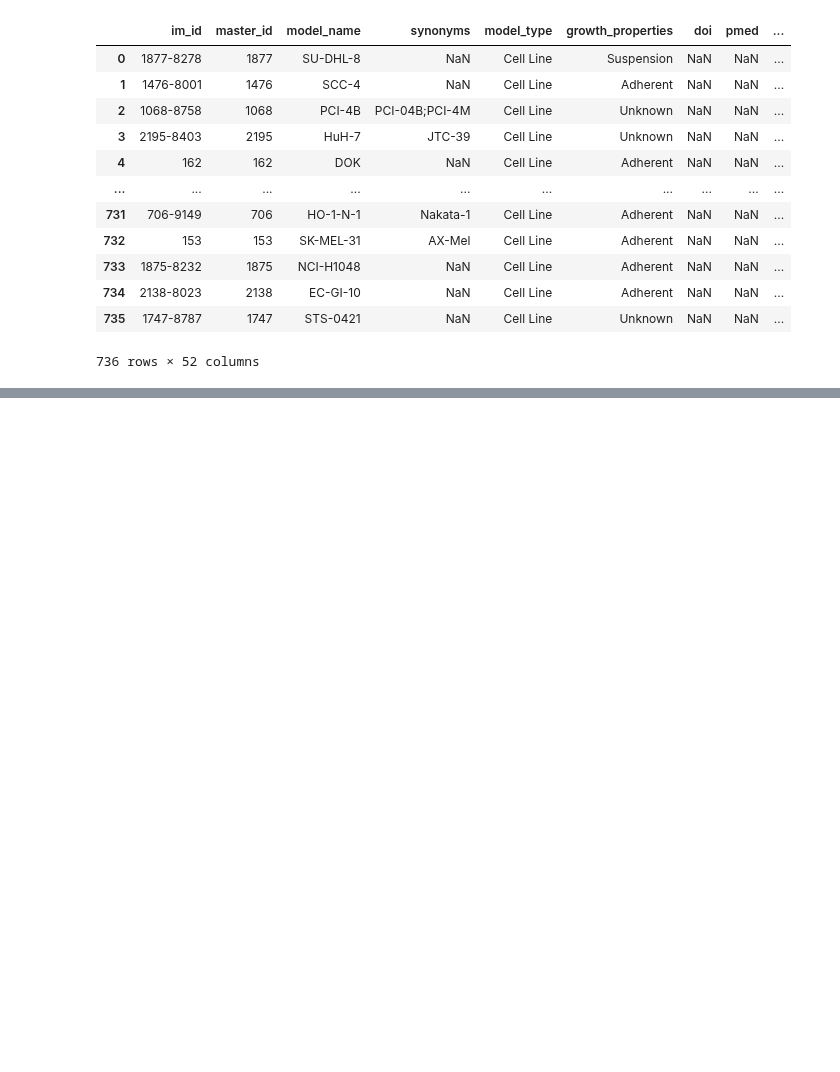
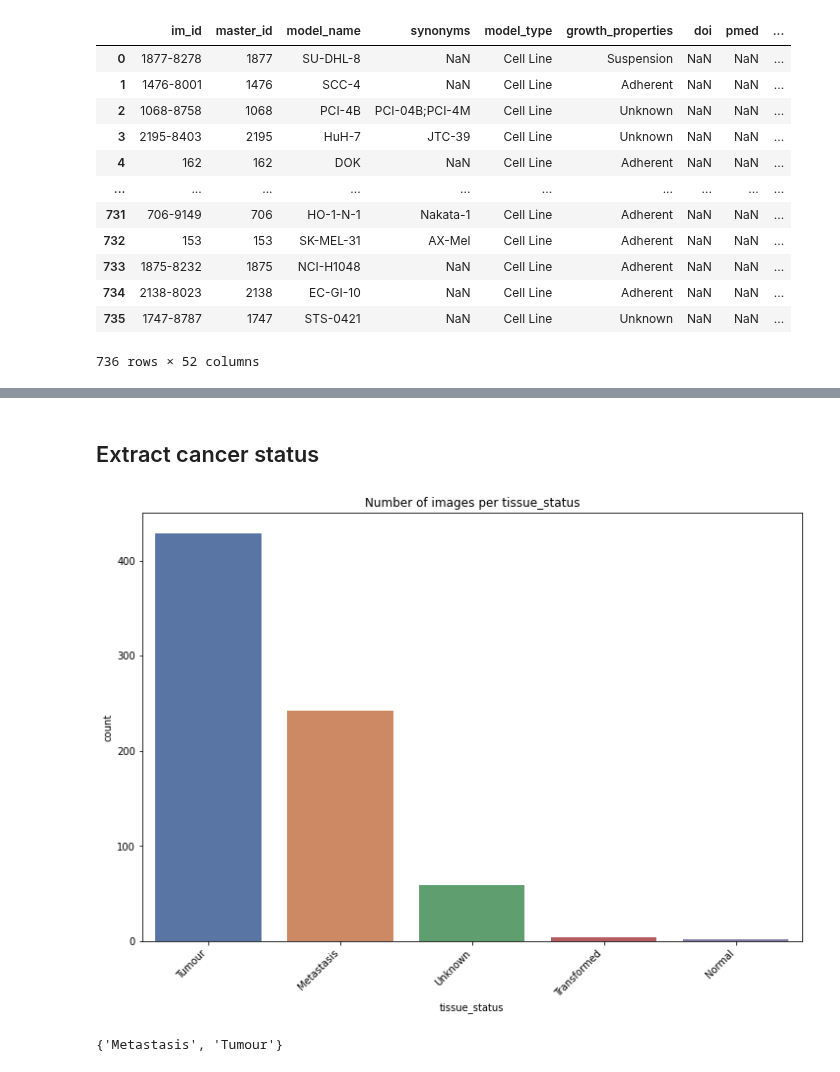
Before and after one commit to apollo994/CMP_, a Jupyter notebook: notebooks/get_table_for_pipeline.ipynb, the cells around one changed output, grey strips where cells are left out. Saved outputs shown, nothing was run; the diff lists cells and outputs as text; code cells hidden in the pictures; blank space fills up the shorter version.

Commit message:
status and assemble

```diff
--- a/notebooks/get_table_for_pipeline.ipynb
+++ b/notebooks/get_table_for_pipeline.ipynb
@@ -66,3 +112,9 @@ new_df
 736 rows × 2 columns
 # %%
 new_df.to_csv(name+'.csv', index=False)
+# %% [markdown]
+## Extract cancer status
+# %%
+plot_ft_many(df, 'tissue_status')
+# %% [output]
+[figure, added]
@@ -68,0 +126,4 @@ new_df.to_csv(name+'.csv', index=False)
+# %%
+set(status_df.tissue_status)
+# %% [output]
+{'Metastasis', 'Tumour'}
```
Also changed, not shown: parts of 17 cells of this notebook, 1 other file.
